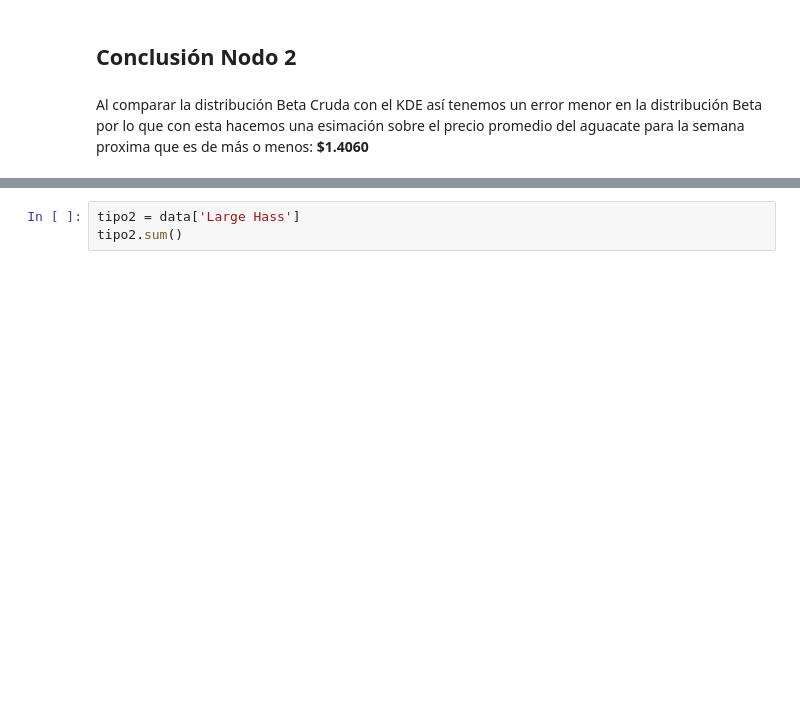
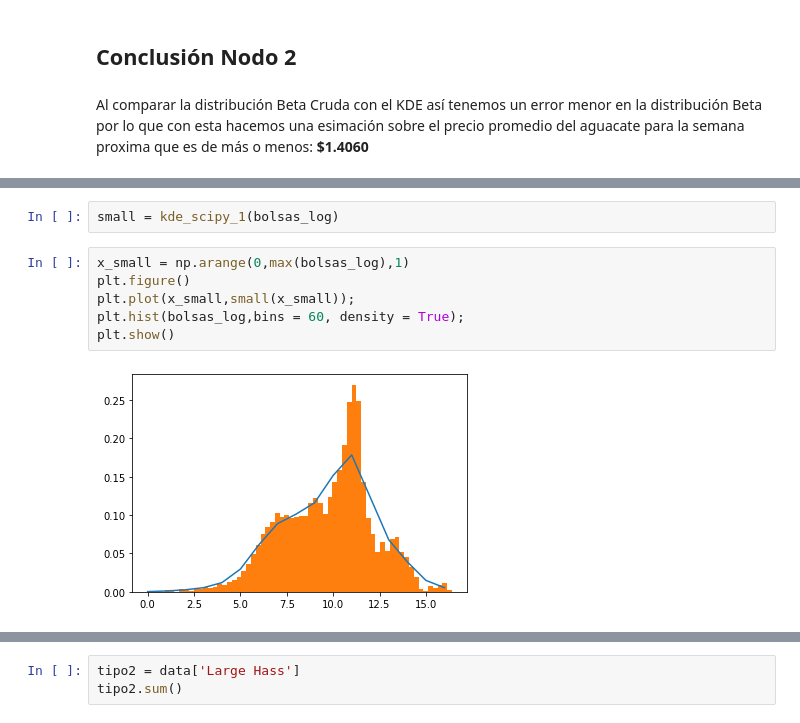
Before and after one commit to ACristinaVV/Proyecto_Avocado, a Jupyter notebook: Proyecto_Nodo1yNodo2_Final.ipynb, the cells around one changed output, grey strips where cells are left out. Saved outputs shown, nothing was run; the diff lists cells and outputs as text; blank space fills up the shorter version.

```diff
--- a/Proyecto_Nodo1yNodo2_Final.ipynb
+++ b/Proyecto_Nodo1yNodo2_Final.ipynb
@@ -783,0 +808,10 @@ Al comparar la distribución Beta Cruda con el KDE  así tenemos un error menor
+# %%
+small = kde_scipy_1(bolsas_log)
+# %%
+x_small = np.arange(0,max(bolsas_log),1)
+plt.figure()
+plt.plot(x_small,small(x_small));
+plt.hist(bolsas_log,bins = 60, density = True);
+plt.show()
+# %% [output]
+[figure, added]
```
Also changed, not shown: parts of 37 cells of this notebook, 3 other files.
